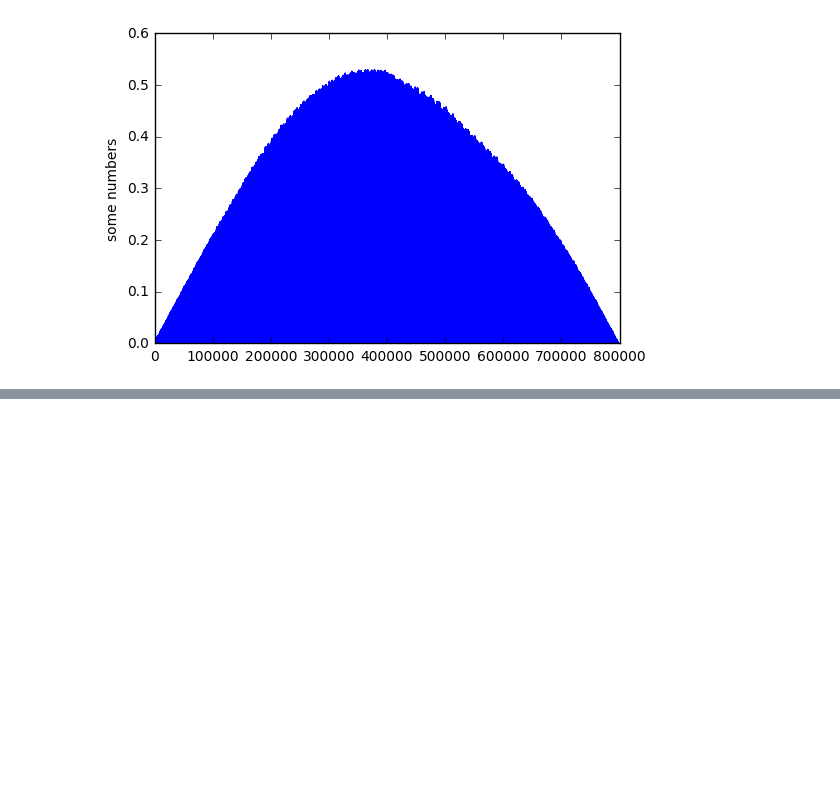
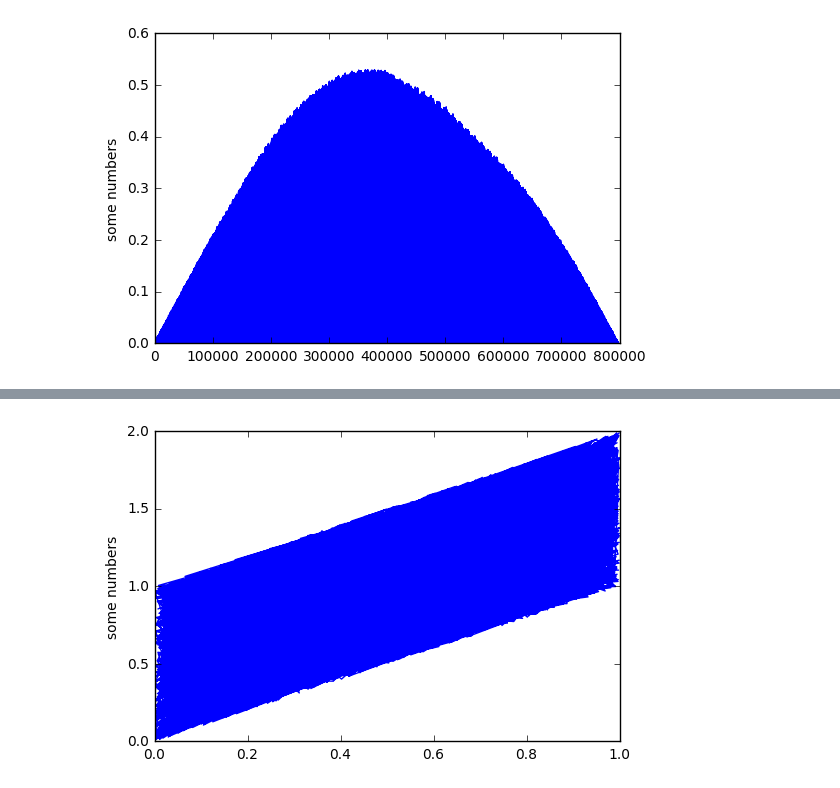
Before and after one commit to abhisheietk/correlate, a Jupyter notebook: Untitled1.ipynb, the cells around one changed output, grey strips where cells are left out. Cells and saved outputs as stored; diff of their text form; code cells hidden in the pictures; blank space fills up the shorter version.

```diff
--- a/Untitled1.ipynb
+++ b/Untitled1.ipynb
@@ -226,0 +241,7 @@ plt.show()
+# %%
+import matplotlib.pyplot as plt
+plt.plot(a, b)
+plt.ylabel('some numbers')
+plt.show()
+# %% [output]
+[figure, added]
```
Also changed, not shown: parts of 2 cells of this notebook, 4 other files.
